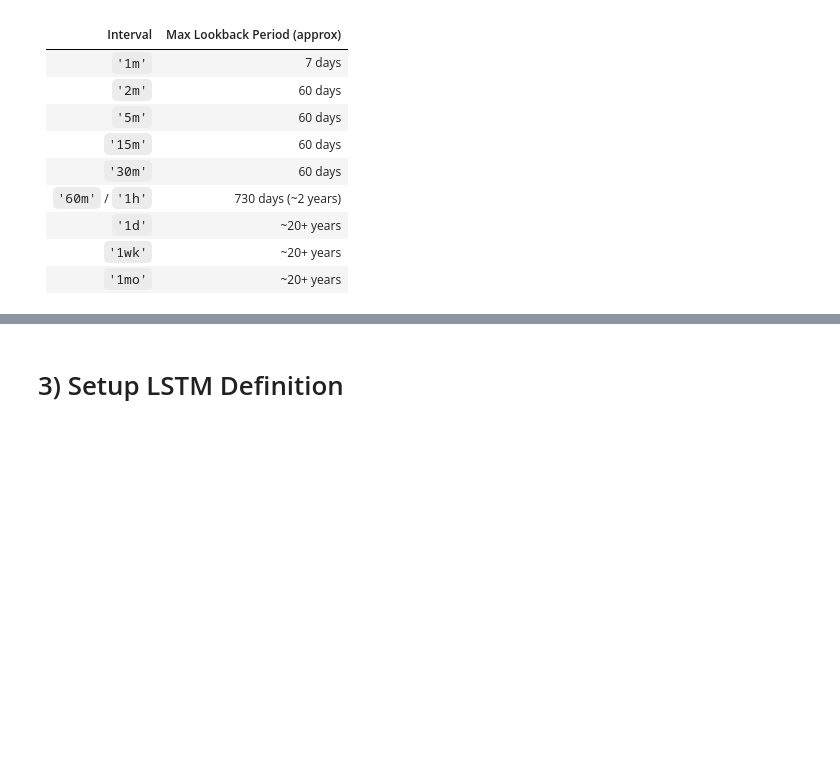
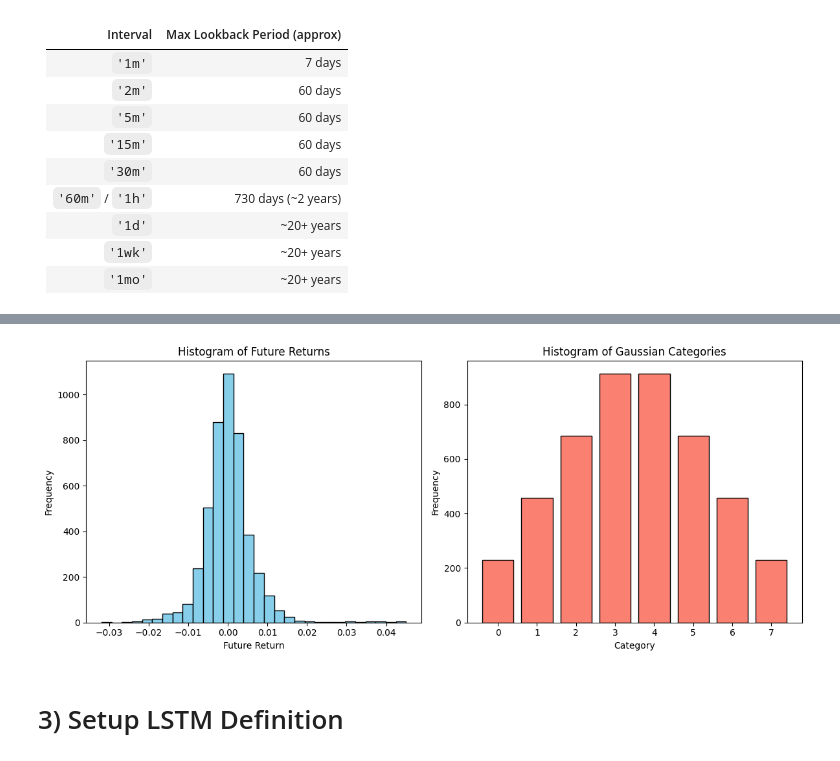
Before and after one commit to Nairlav/Finance, a Jupyter notebook: Projects/LSTM_Strategy.ipynb, the cells around one changed output, grey strips where cells are left out. Saved outputs shown, nothing was run; the diff lists cells and outputs as text; code cells hidden in the pictures; blank space fills up the shorter version.

```diff
--- a/Projects/LSTM_Strategy.ipynb
+++ b/Projects/LSTM_Strategy.ipynb
@@ -78,0 +51,16 @@ input = (input-input.min())/(input.max()-input.min())
+# %%
+ticker_Binance = "BTCUSDT"
+ticker_YFinance = "BTC-USD"
+start = "2025-04-7"
+end = "2025-04-11"
+interval = "5m"
+
+#data_request = vbt.BinanceData.download(ticker_Binance, start= start, end = end, interval = interval)
+data_request = vbt.YFData.download(ticker_YFinance, start= start, end = end, interval = interval)
+data = data_request.get()
+print("Data size:",data.shape)
+print(data.head())
+
+#data.vbt.ohlcv.plot(plot_type="candlestick",show_volume=True)
+#plt.plot(data.index,data["Close"])
+#plt.show()
@@ -78,0 +137,61 @@ input = (input-input.min())/(input.max()-input.min())
+# %%
+output = pd.DataFrame(input["Price"])
+
+from scipy.stats import norm
+# Parameters
+n = 8  # number of categories
+look_forward = 20
+target_frequencies = [0.05, 0.10, 0.15, 0.20, 0.20, 0.15, 0.10, 0.05]  # Must sum to 1
+
+# Step 1: Calculate future returns and rolling stats
+output["Future Return"] = output["Price"].shift(-look_forward) / output["Price"] - 1
+output["Return Mean"] = output["Future Return"].rolling(window=look_forward).mean()
+output["Return Std"] = output["Future Return"].rolling(window=look_forward).std()
+output["Return Z-Score"] = (output["Future Return"] - output["Return Mean"]) / output["Return Std"]
+
+# Drop NaNs to compute quantiles
+valid_z = output["Return Z-Score"].dropna()
+
+# Step 2: Compute quantile boundaries from actual distribution using cumulative target frequencies
+cum_freq = np.cumsum(target_frequencies)
+quantile_cutoffs = valid_z.quantile(cum_freq[:-1])  # we don't need the last (1.0) since it's +inf
+boundaries = [-np.inf] + list(quantile_cutoffs.values) + [np.inf]
+
+# Step 3: Categorize Z-scores
+def categorize_zscore(z, bounds):
+    if pd.isna(z):
+        return np.nan
+    for i in range(len(bounds) - 1):
+        if bounds[i] <= z < bounds[i + 1]:
+            return i
+
+output["Category"] = output["Return Z-Score"].apply(lambda z: categorize_zscore(z, boundaries))
+
+# Optional: cleanup
+output.drop(columns=["Future Return", "Return Mean", "Return Std", "Return Z-Score"], inplace=True)
+
+# Display result
+print(output.head(n + look_forward))
+
+#-------------------------------------------------------------------------------
+# Verification
+plt.figure(figsize=(12, 5))
+
+# Histogramme des future returns
+plt.subplot(1, 2, 1)
+plt.hist(output["Price"].pct_change(look_forward).dropna(), bins=30, color='skyblue', edgecolor='black')
+plt.title("Histogram of Future Returns")
+plt.xlabel("Future Return")
+plt.ylabel("Frequency")
+
+# Histogramme des catégories gaussiennes
+plt.subplot(1, 2, 2)
+plt.hist(output["Category"].dropna(), bins=np.arange(n+1)-0.5, color='salmon', edgecolor='black', rwidth=0.8)
+plt.xticks(range(n))
+plt.title("Histogram of Gaussian Categories")
+plt.xlabel("Category")
+plt.ylabel("Frequency")
+
+plt.tight_layout()
+plt.show()
+# %% [output]
@@ -79 +215,2 @@ input = (input-input.min())/(input.max()-input.min())
+[figure, added]
 # %%
```
Also changed, not shown: parts of 11 cells of this notebook.
